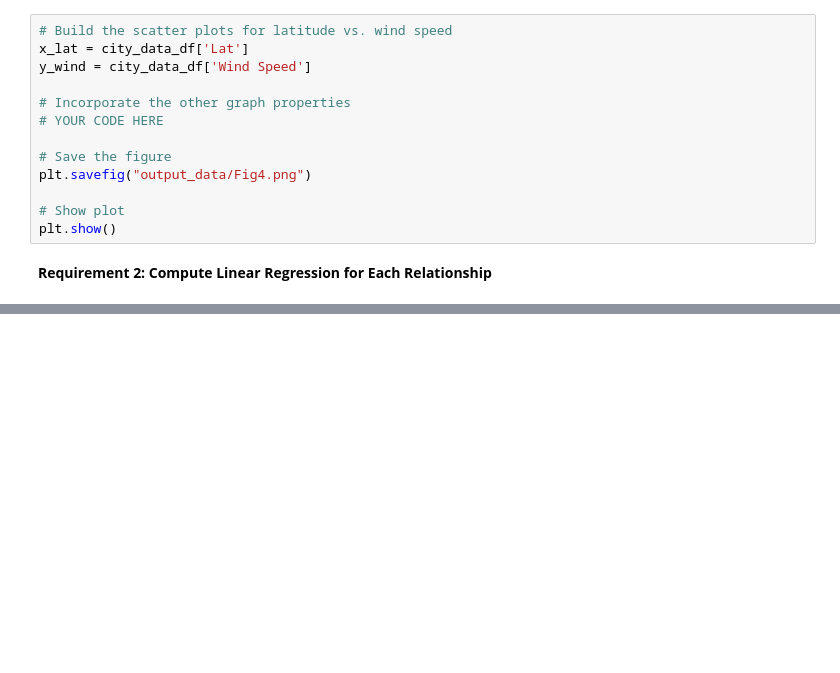
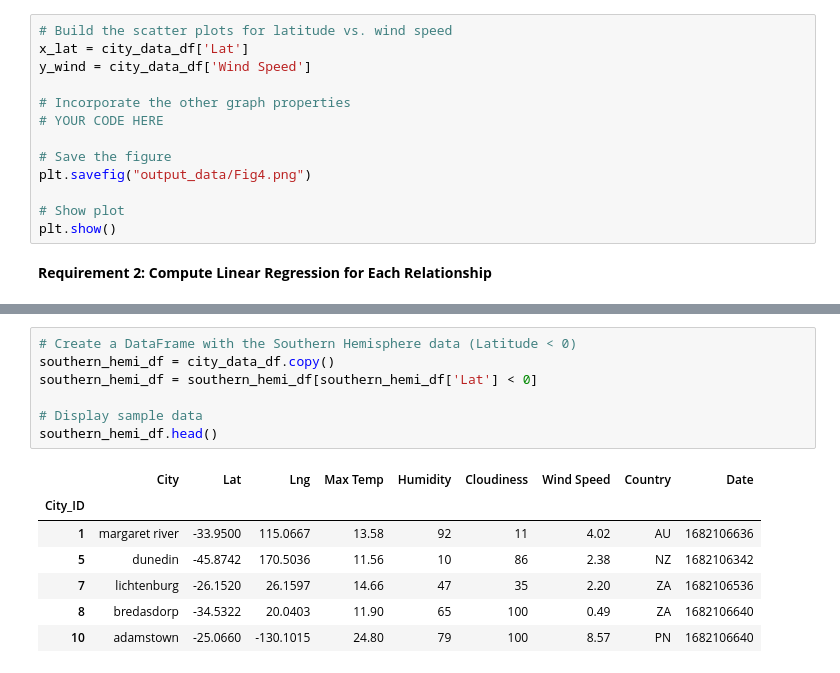
Before and after one commit to m-janssens-boop/python_api_challenge, a Jupyter notebook: WeatherPy/WeatherPy.ipynb, the cells around one changed output, grey strips where cells are left out. Cells and saved outputs as stored; diff of their text form; blank space fills up the shorter version.

```diff
--- a/WeatherPy/WeatherPy.ipynb
+++ b/WeatherPy/WeatherPy.ipynb
@@ -258,0 +282,15 @@ northern_hemi_df.head()
+# %%
+# Create a DataFrame with the Southern Hemisphere data (Latitude < 0)
+southern_hemi_df = city_data_df.copy()
+southern_hemi_df = southern_hemi_df[southern_hemi_df['Lat'] < 0]
+
+# Display sample data
+southern_hemi_df.head()
+# %% [output]
+|  | City | Lat | Lng | Max Temp | Humidity | Cloudiness | Wind Speed | Country | Date |
+| City_ID |  |  |  |  |  |  |  |  |  |
+| 1 | margaret river | -33.9500 | 115.0667 | 13.58 | 92 | 11 | 4.02 | AU | 1682106636 |
+| 5 | dunedin | -45.8742 | 170.5036 | 11.56 | 10 | 86 | 2.38 | NZ | 1682106342 |
+| 7 | lichtenburg | -26.1520 | 26.1597 | 14.66 | 47 | 35 | 2.20 | ZA | 1682106536 |
+| 8 | bredasdorp | -34.5322 | 20.0403 | 11.90 | 65 | 100 | 0.49 | ZA | 1682106640 |
+| 10 | adamstown | -25.0660 | -130.1015 | 24.80 | 79 | 100 | 8.57 | PN | 1682106640 |
```
Also changed, not shown: parts of 7 cells of this notebook, 3 other files.
